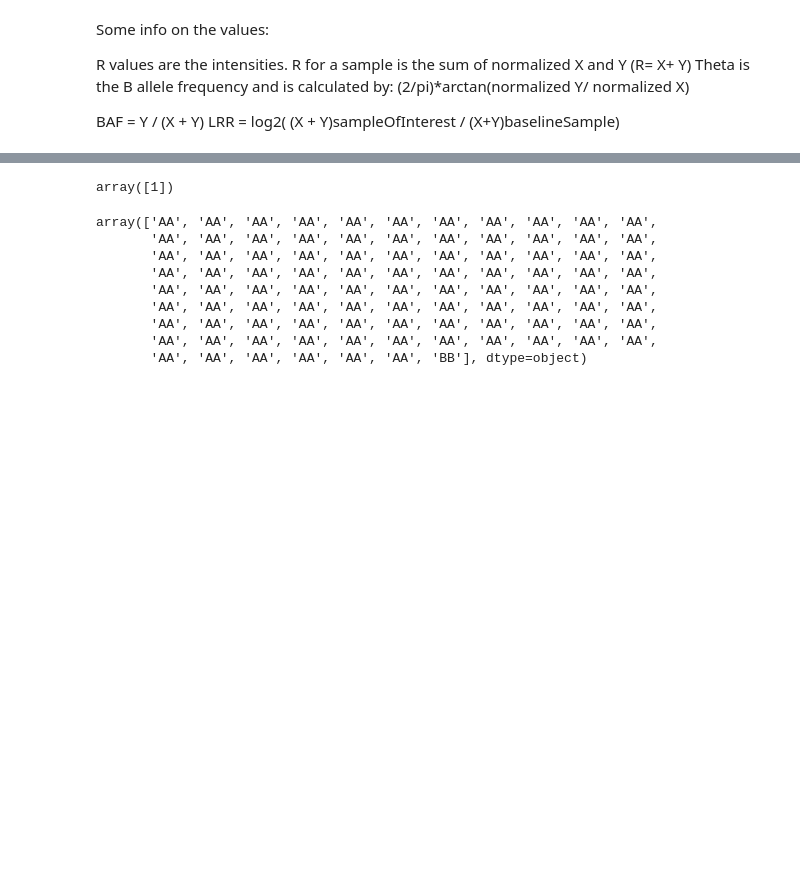
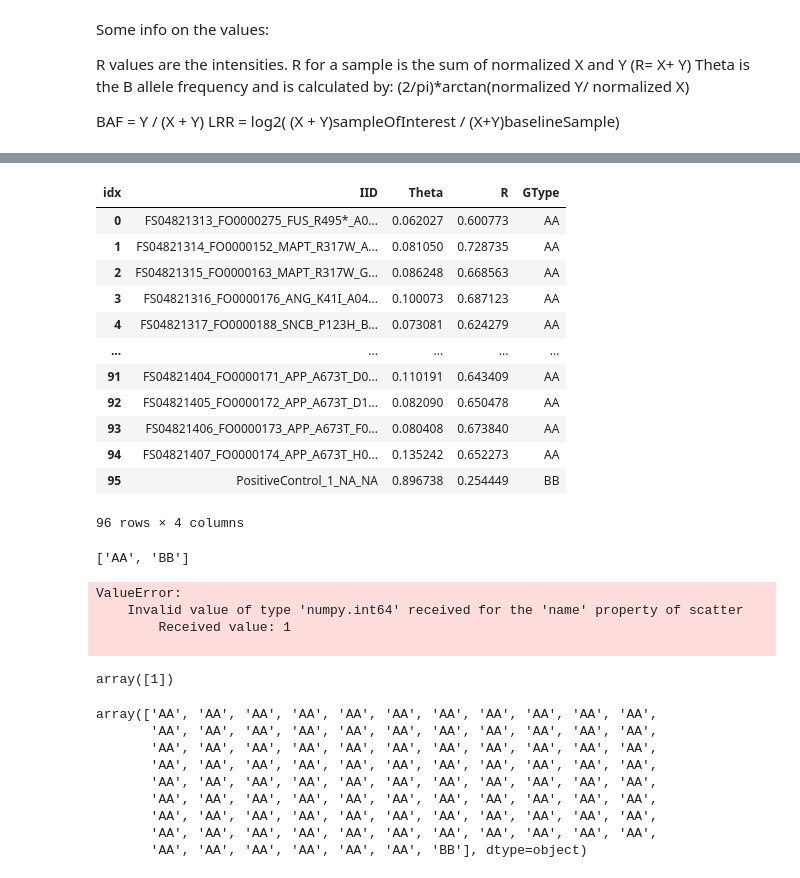
Before and after one commit to dvitale199/ClusterBuster, a Jupyter notebook: ClusterBuster_testing.ipynb, the cells around one changed output, grey strips where cells are left out. Saved outputs shown, nothing was run; the diff lists cells and outputs as text; code cells hidden in the pictures; blank space fills up the shorter version.

```diff
--- a/ClusterBuster_testing.ipynb
+++ b/ClusterBuster_testing.ipynb
@@ -77,0 +75,24 @@ clusters_fig.show()
+# %%
+# now train a gmm and plot reclustered variants
+# get genotypes and number for choosing number of components
+gtypes_for_gmm = list(cb_df[geno_col].unique())
+gtypes_for_gmm.remove('NC')
+n_components = len(gtypes_for_gmm)
+
+snp_for_gmm_df = cb_df[['IID', theta_col, r_col, geno_col]].copy()
+snp_for_gmm_df.columns = snp_for_gmm_df.columns.str.replace(f'{SNP_of_interest}.','', regex=False)
+snp_for_gmm_df
+# %% [output]
+| idx | IID | Theta | R | GType |
+| 0 | FS04821313_FO0000275_FUS_R495*_A0... | 0.062027 | 0.600773 | AA |
+| 1 | FS04821314_FO0000152_MAPT_R317W_A... | 0.081050 | 0.728735 | AA |
+| 2 | FS04821315_FO0000163_MAPT_R317W_G... | 0.086248 | 0.668563 | AA |
+| 3 | FS04821316_FO0000176_ANG_K41I_A04... | 0.100073 | 0.687123 | AA |
+| 4 | FS04821317_FO0000188_SNCB_P123H_B... | 0.073081 | 0.624279 | AA |
+| ... | ... | ... | ... | ... |
+| 91 | FS04821404_FO0000171_APP_A673T_D0... | 0.110191 | 0.643409 | AA |
+| 92 | FS04821405_FO0000172_APP_A673T_D1... | 0.082090 | 0.650478 | AA |
+| 93 | FS04821406_FO0000173_APP_A673T_F0... | 0.080408 | 0.673840 | AA |
+| 94 | FS04821407_FO0000174_APP_A673T_H0... | 0.135242 | 0.652273 | AA |
+| 95 | PositiveControl_1_NA_NA | 0.896738 | 0.254449 | BB |
+96 rows × 4 columns
@@ -77,0 +122,4 @@ clusters_fig.show()
+# %%
+gtypes_for_gmm
+# %% [output]
+['AA', 'BB']
@@ -77,0 +142,7 @@ clusters_fig.show()
+# %%
+plot_clusters(gmm_plot_df, x_col='Theta', y_col='R', gtype_col='gtype_out', symbol_col='original_gtype', snpid=SNP_of_interest)
+# %% [output]
+ValueError:
+    Invalid value of type 'numpy.int64' received for the 'name' property of scatter
+        Received value: 1
+
```
Also changed, not shown: parts of 8 cells of this notebook, 2 other files.
